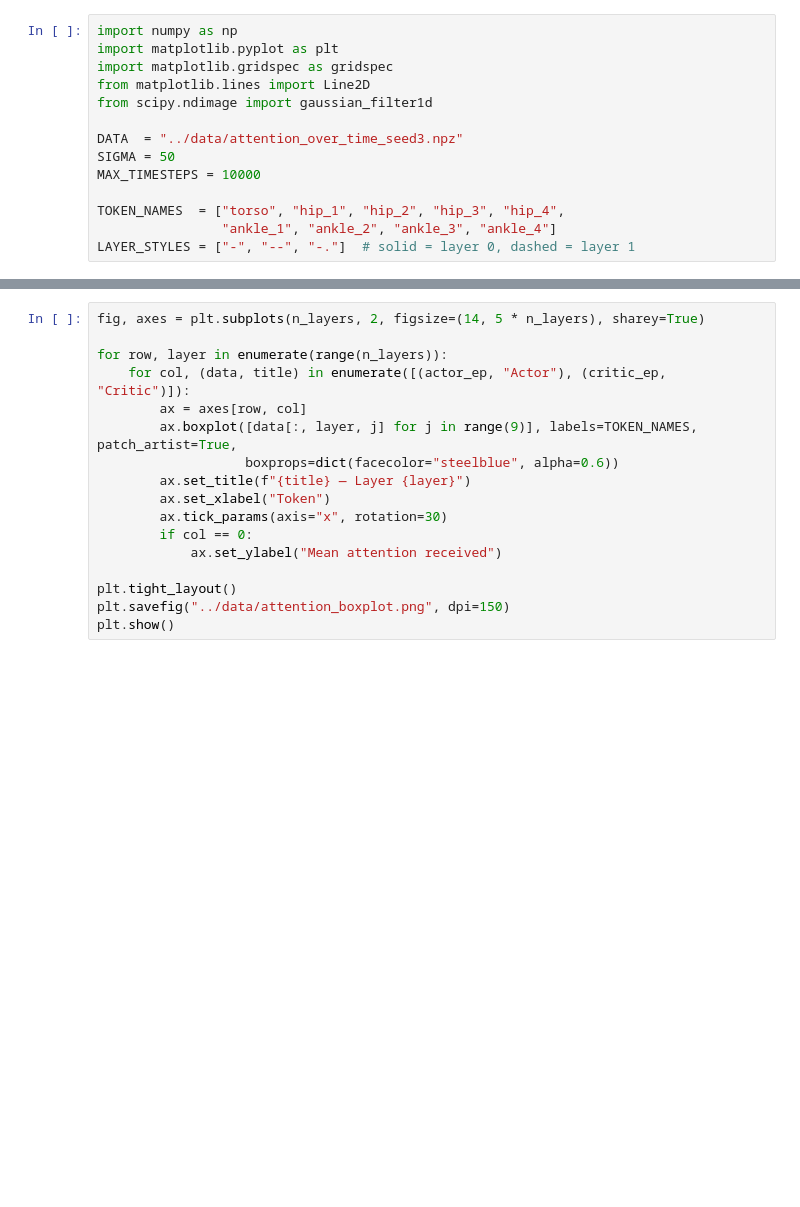
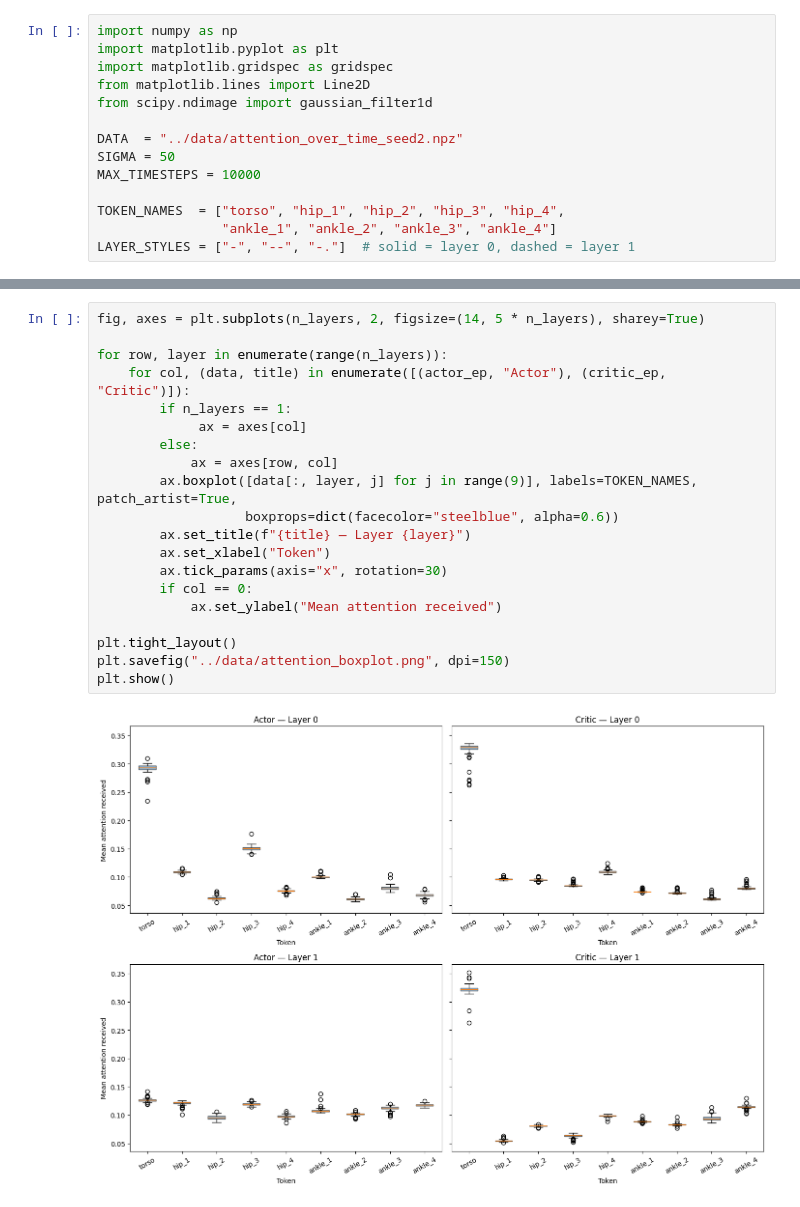
Before and after one commit to WillSumerfield/TransformerRL, a Jupyter notebook: notebooks/attention_over_time.ipynb, the cells around one changed output, grey strips where cells are left out. Cells and saved outputs as stored; diff of their text form; blank space fills up the shorter version.

Commit message:
chore: update docs, attention experiment, and imgui.ini
Co-Authored-By: Claude Sonnet 4.6 <noreply@anthropic.com>

```diff
--- a/notebooks/attention_over_time.ipynb
+++ b/notebooks/attention_over_time.ipynb
@@ -5,7 +5,7 @@ import matplotlib.gridspec as gridspec
 from matplotlib.lines import Line2D
 from scipy.ndimage import gaussian_filter1d
 
-DATA  = "../data/attention_over_time_seed3.npz"
+DATA  = "../data/attention_over_time_seed2.npz"
 SIGMA = 50
 MAX_TIMESTEPS = 10000
 
@@ -75,20 +81,25 @@ print(f"actor_ep={actor_ep.shape}  critic_ep={critic_ep.shape}")
 # %%
 fig, axes = plt.subplots(n_layers, 2, figsize=(14, 5 * n_layers), sharey=True)
 
 for row, layer in enumerate(range(n_layers)):
     for col, (data, title) in enumerate([(actor_ep, "Actor"), (critic_ep, "Critic")]):
-        ax = axes[row, col]
+        if n_layers == 1:
+             ax = axes[col]
+        else:
+            ax = axes[row, col]
         ax.boxplot([data[:, layer, j] for j in range(9)], labels=TOKEN_NAMES, patch_artist=True,
                    boxprops=dict(facecolor="steelblue", alpha=0.6))
         ax.set_title(f"{title} — Layer {layer}")
         ax.set_xlabel("Token")
         ax.tick_params(axis="x", rotation=30)
         if col == 0:
             ax.set_ylabel("Mean attention received")
 
 plt.tight_layout()
 plt.savefig("../data/attention_boxplot.png", dpi=150)
 plt.show()
+# %% [output]
+[figure, added]
 # %%
 GROUP_NAMES = ["hips", "ankles", "limb_1", "limb_2", "limb_3", "limb_4"]
 GROUP_INDICES = [
```
Also changed, not shown: parts of 7 cells of this notebook, 3 other files.
